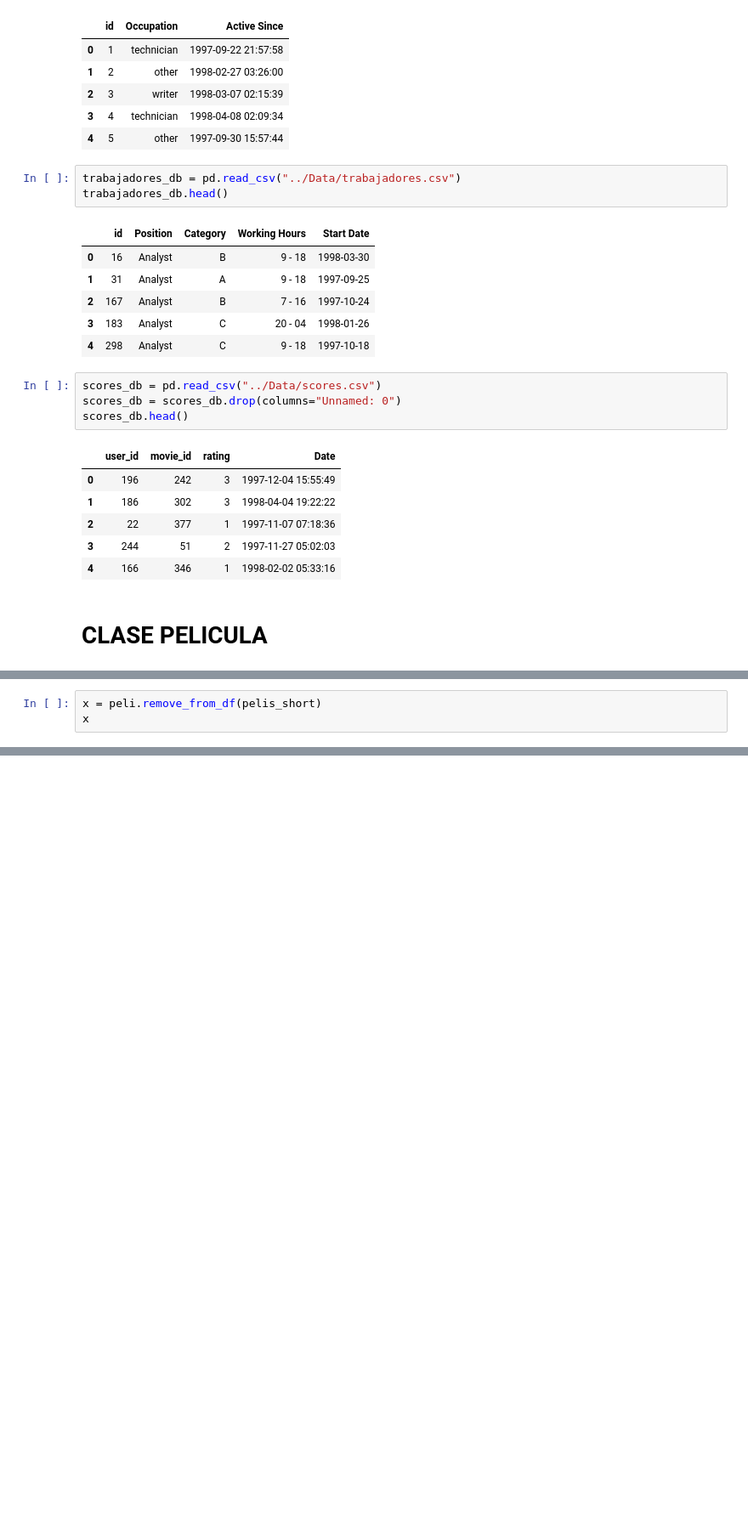
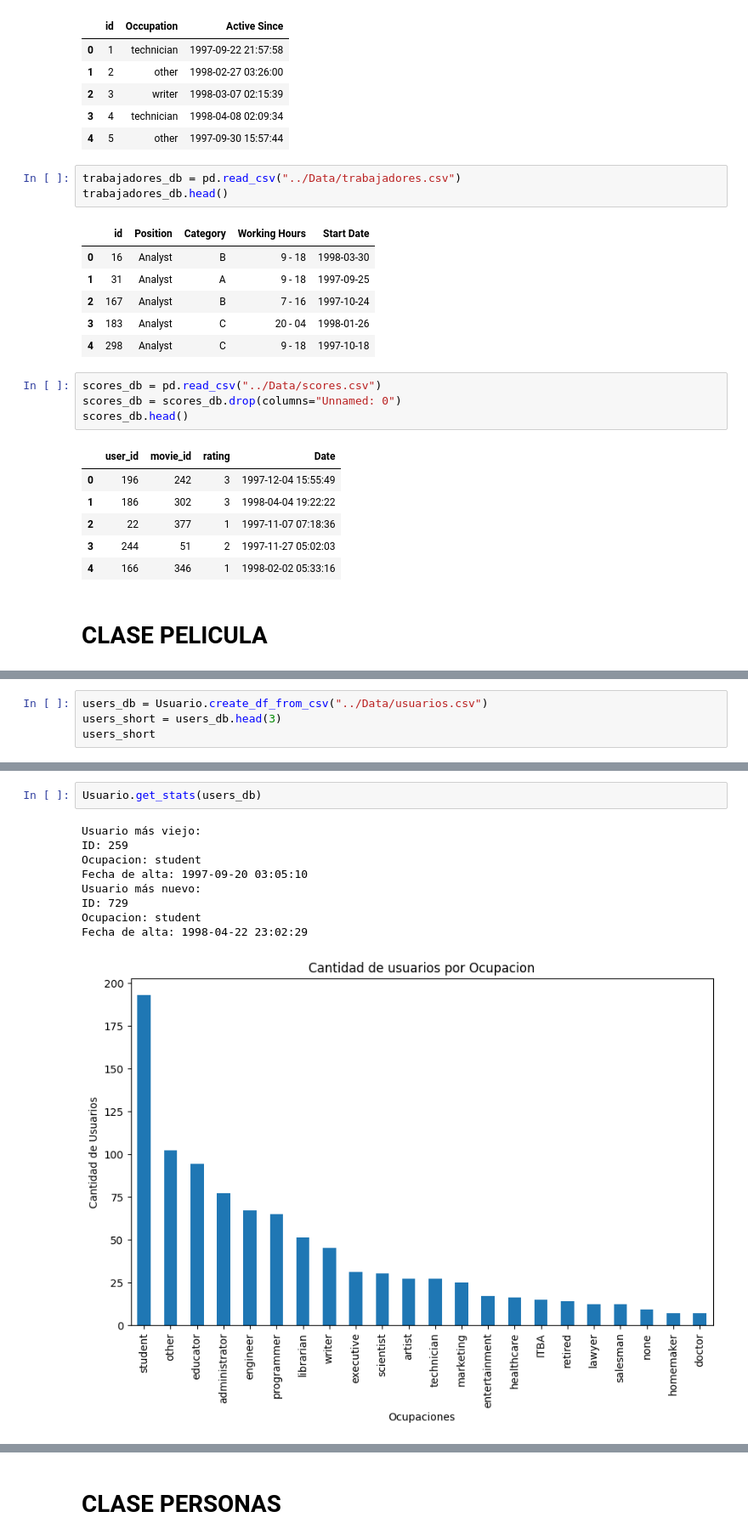
Before and after one commit to jgonzet/DeepLearning_TP1, a Jupyter notebook: Scripts/data_preparation.ipynb, the cells around one changed output, grey strips where cells are left out. Shown at 85% size. Cells and saved outputs as stored; diff of their text form; blank space fills up the shorter version.

Commit message:
Se termino la clase usuario y se abrio la clase persona

```diff
--- a/Scripts/data_preparation.ipynb
+++ b/Scripts/data_preparation.ipynb
@@ -200,3 +178,0 @@ pelis_short
-# %%
-x = peli.remove_from_df(pelis_short)
-x
@@ -215,0 +313,4 @@ pelis_short
+# %%
+users_db = Usuario.create_df_from_csv("../Data/usuarios.csv")
+users_short = users_db.head(3)
+users_short
@@ -215,0 +338,12 @@ pelis_short
+# %%
+Usuario.get_stats(users_db)
+# %% [output]
+Usuario más viejo:
+ID: 259
+Ocupacion: student
+Fecha de alta: 1997-09-20 03:05:10
+Usuario más nuevo:
+ID: 729
+Ocupacion: student
+Fecha de alta: 1998-04-22 23:02:29
+[figure, added]
@@ -215,0 +351,2 @@ pelis_short
+# %% [markdown]
+# CLASE PERSONAS
```
Also changed, not shown: parts of 19 cells of this notebook, 1 other file.
